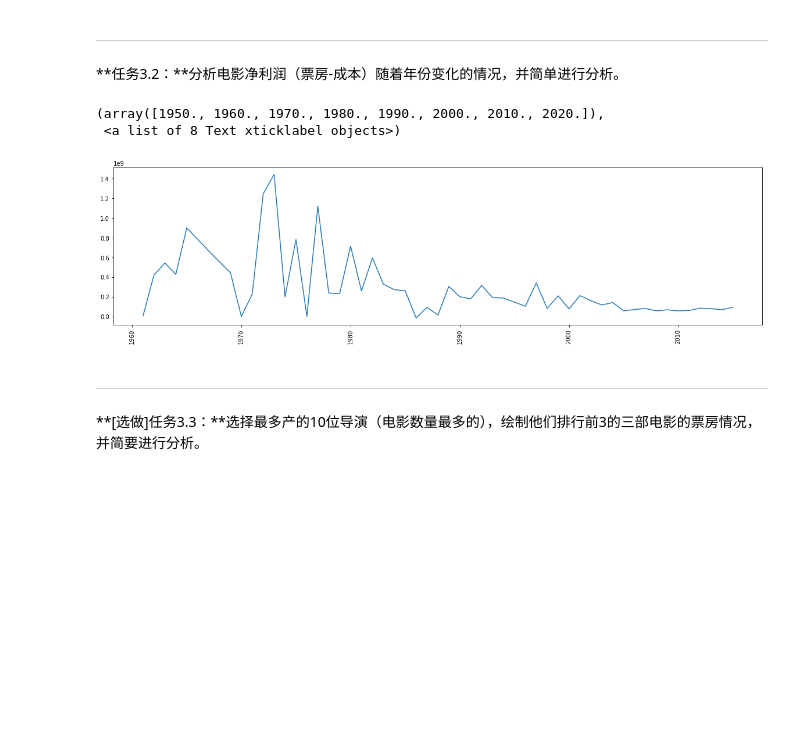
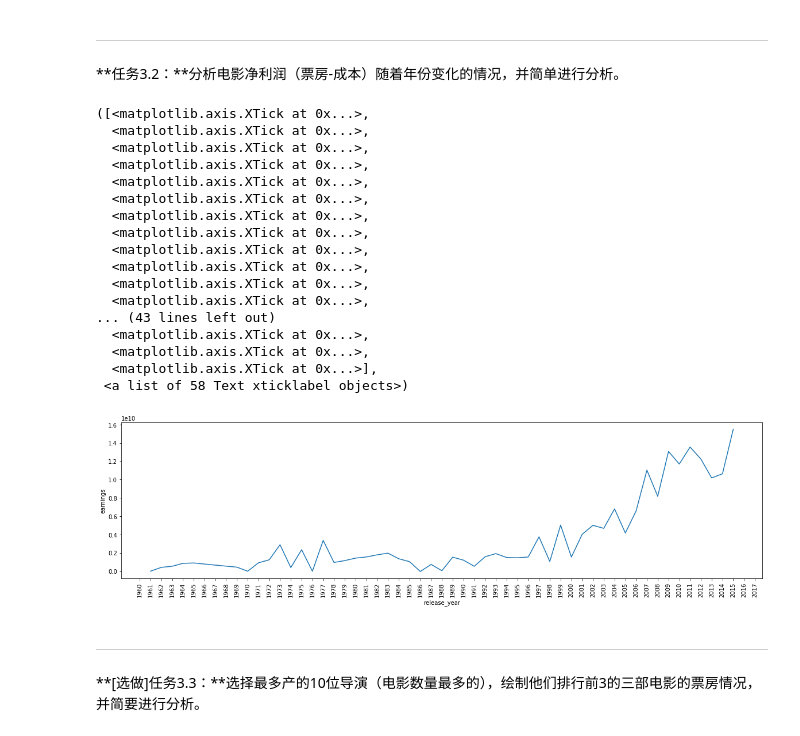
Before and after one commit to corwien/AIPND-cn-master, a Jupyter notebook: P2_Explore_Movie_Dataset/Explore Movie Dataset.ipynb, the cells around one changed output. Saved outputs shown, nothing was run; the diff lists cells and outputs as text; code cells hidden in the pictures; blank space fills up the shorter version.

```diff
--- a/P2_Explore_Movie_Dataset/Explore Movie Dataset.ipynb
+++ b/P2_Explore_Movie_Dataset/Explore Movie Dataset.ipynb
@@ -227,14 +227,31 @@ Text(0,0.5,'Popularity')
 **任务3.2：**分析电影净利润（票房-成本）随着年份变化的情况，并简单进行分析。
 # %%
 movie_data['earnings'] = movie_data['revenue_adj'] - movie_data['budget_adj']
-avg_earnings = movie_data.groupby(['release_year']).agg(np.mean)['earnings']
+avg_earnings = movie_data.groupby(['release_year']).agg(np.sum)['earnings']
 avg_earnings = avg_earnings.to_frame()
 avg_earnings.reset_index('release_year',inplace = True)
 
 plt.figure(figsize = [20, 5])
 plt.errorbar(data = avg_earnings, x = 'release_year',y = 'earnings')
-plt.xticks(rotation = 90)
+plt.xlabel("release_year")
+plt.ylabel("earnings")
+plt.xticks(np.arange(1960,2018), rotation=90)
 # %% [output]
-(array([1950., 1960., 1970., 1980., 1990., 2000., 2010., 2020.]),
- <a list of 8 Text xticklabel objects>)
+([<matplotlib.axis.XTick at 0x...>,
+  <matplotlib.axis.XTick at 0x...>,
+  <matplotlib.axis.XTick at 0x...>,
+  <matplotlib.axis.XTick at 0x...>,
+  <matplotlib.axis.XTick at 0x...>,
+  <matplotlib.axis.XTick at 0x...>,
+  <matplotlib.axis.XTick at 0x...>,
+  <matplotlib.axis.XTick at 0x...>,
+  <matplotlib.axis.XTick at 0x...>,
+  <matplotlib.axis.XTick at 0x...>,
+  <matplotlib.axis.XTick at 0x...>,
+  <matplotlib.axis.XTick at 0x...>,
+... (43 lines left out)
+  <matplotlib.axis.XTick at 0x...>,
+  <matplotlib.axis.XTick at 0x...>,
+  <matplotlib.axis.XTick at 0x...>],
+ <a list of 58 Text xticklabel objects>)
-[figure, old version]
+[figure, new version]
```
Also changed, not shown: parts of 3 cells of this notebook.
